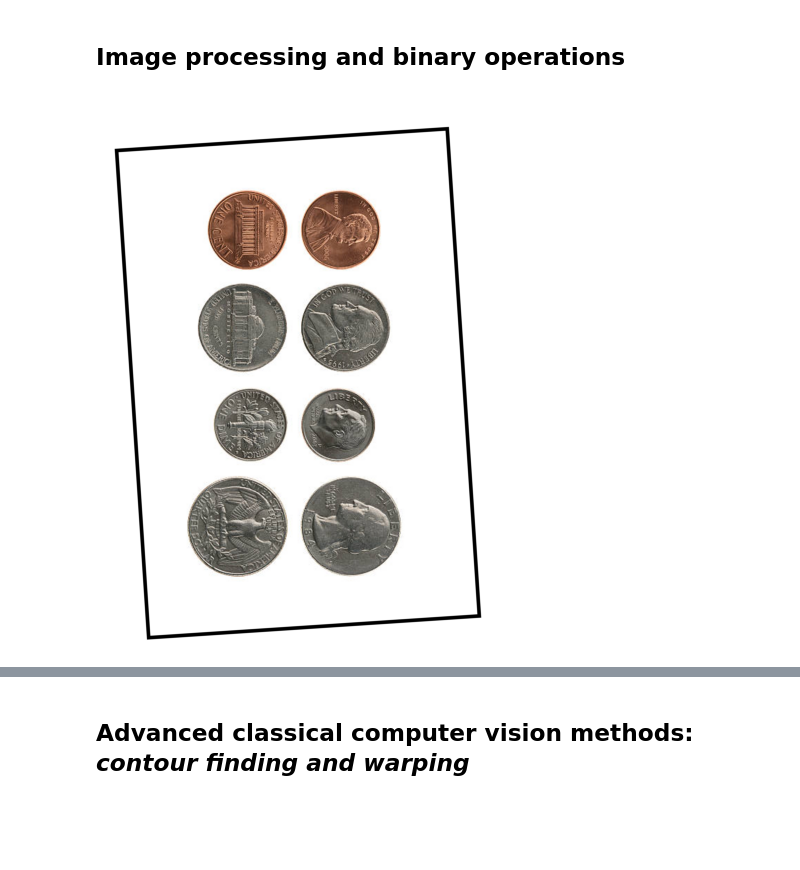
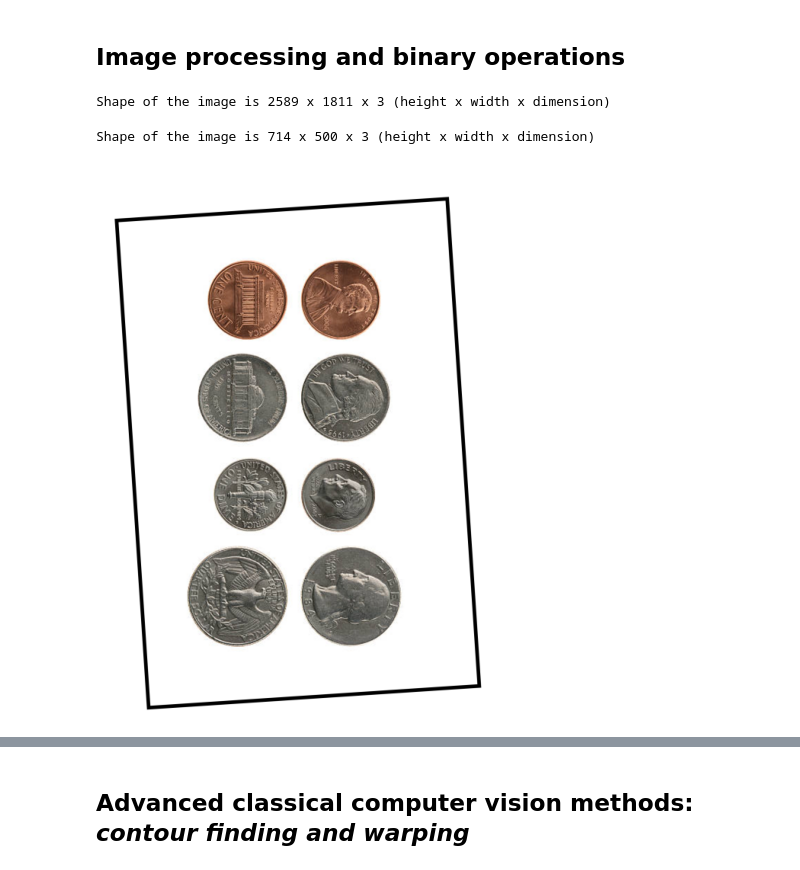
Before and after one commit to caspervanengelenburg/CV-sessions-IAP-course, a Jupyter notebook: interactive_architecture_Q3_CV2_guide.ipynb, the cells around one changed output, grey strips where cells are left out. Cells and saved outputs as stored; diff of their text form; code cells hidden in the pictures; blank space fills up the shorter version.

```diff
--- a/interactive_architecture_Q3_CV2_guide.ipynb
+++ b/interactive_architecture_Q3_CV2_guide.ipynb
@@ -115,5 +126,14 @@ img =  cv2.imread(r"/content/gdrive/My Drive/PhD/Interactive architecture/coins-
 # %%
-#shows the image
-imshow(img)
+#shape of the image
+getshape(img)
 # %% [output]
-[figure, removed]
+Shape of the image is 2589 x 1811 x 3 (height x width x dimension)
+# %%
+#reshape the image
+img = imresize(img, w_resize=500)
+getshape(img)
+
+imshow(img)
+# %% [output]
+Shape of the image is 714 x 500 x 3 (height x width x dimension)
+[figure, added]
```
Also changed, not shown: parts of 14 cells of this notebook.
